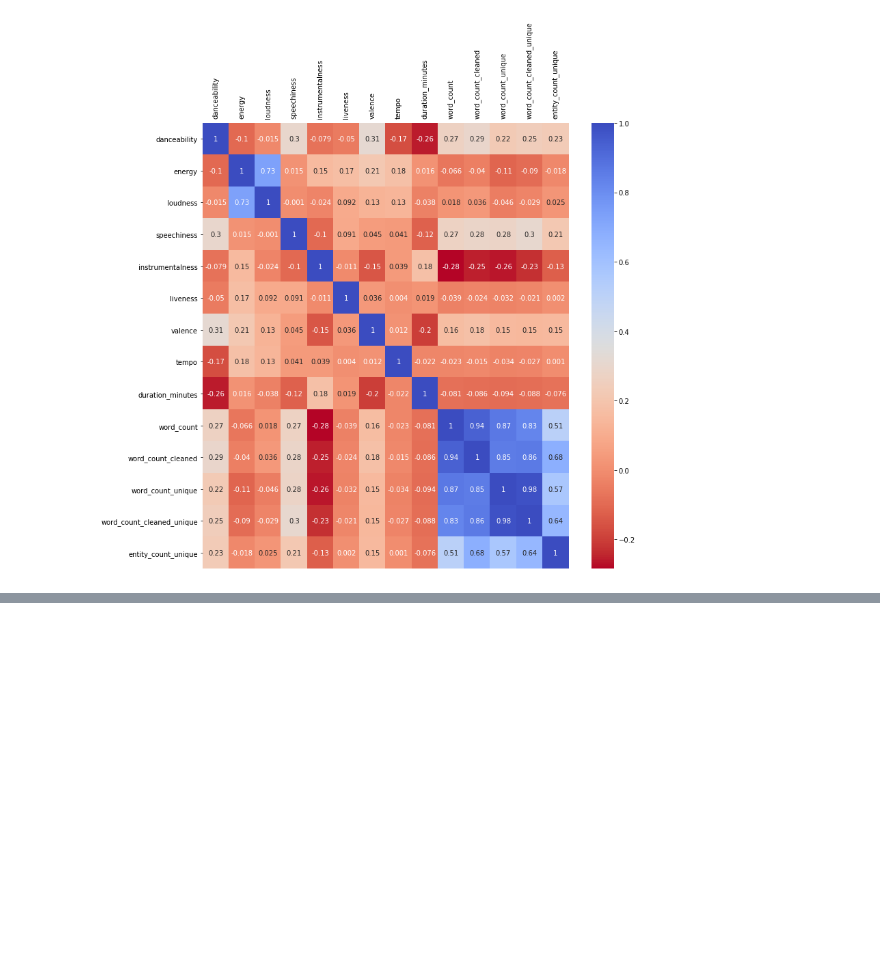
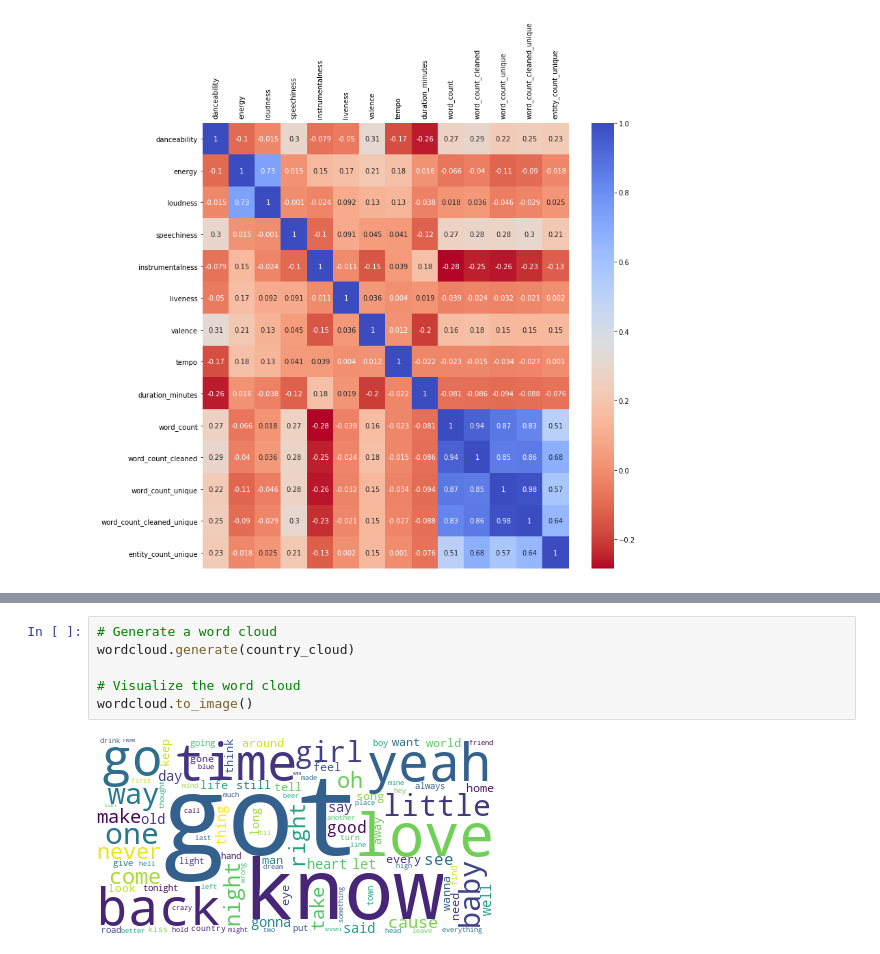
Before and after one commit to vsraja3/Springboard-Capstone-2, a Jupyter notebook: Capstone 2 - EDA & Statistical Analysis.ipynb, the cells around one changed output, grey strips where cells are left out. Cells and saved outputs as stored; diff of their text form; blank space fills up the shorter version.

```diff
--- a/Capstone 2 - EDA & Statistical Analysis.ipynb
+++ b/Capstone 2 - EDA & Statistical Analysis.ipynb
@@ -243,0 +349,8 @@ plt.show()
+# %%
+# Generate a word cloud
+wordcloud.generate(country_cloud)
+
+# Visualize the word cloud
+wordcloud.to_image()
+# %% [output]
+[figure, added]
```
Also changed, not shown: parts of 28 cells of this notebook.
